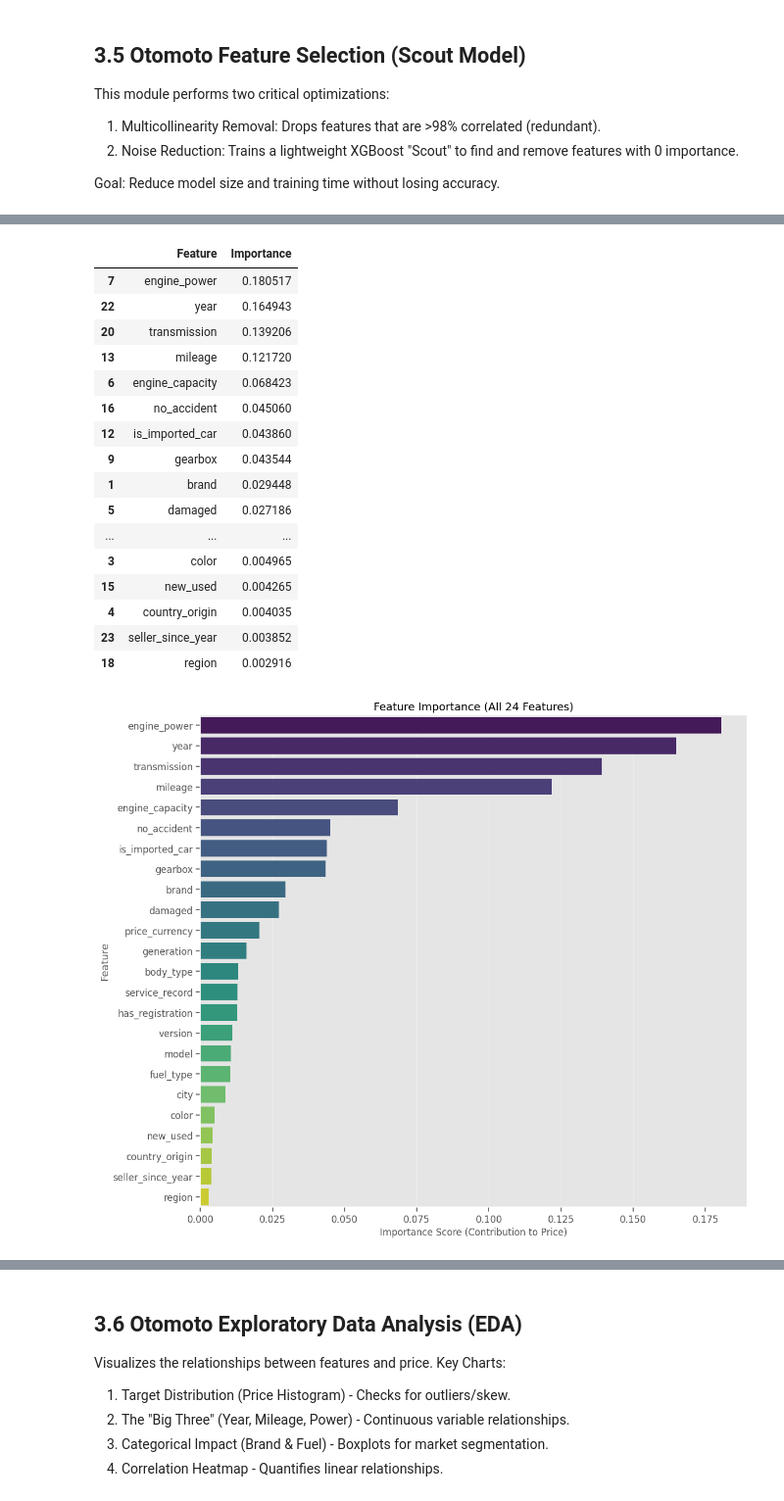
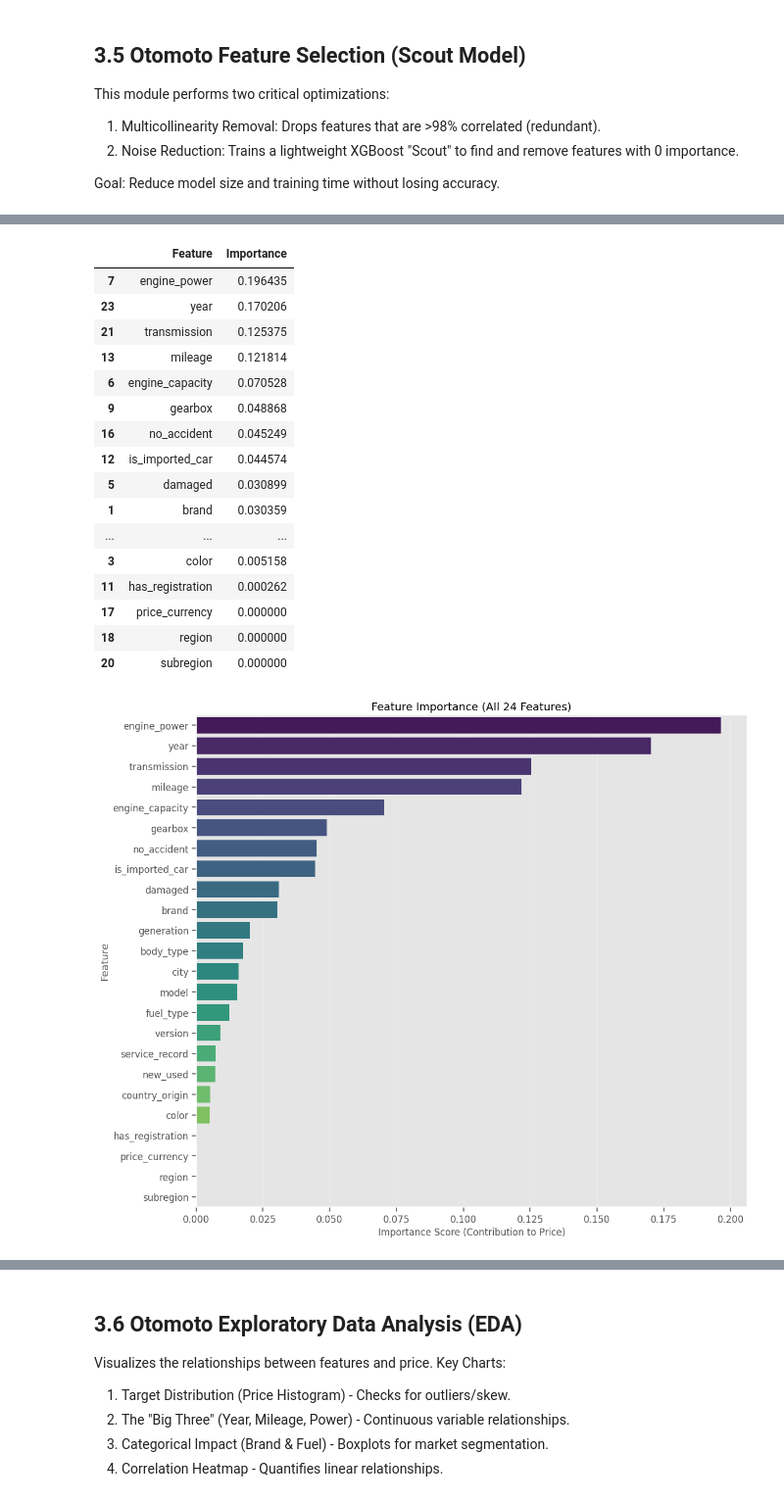
Before and after one commit to pawel-lipinski/ML_car_valuation_otomoto, a Jupyter notebook: otomoto_model_training_2026.ipynb, the cells around one changed output, grey strips where cells are left out. Shown at 98% size. Saved outputs shown, nothing was run; the diff lists cells and outputs as text; code cells hidden in the pictures.

```diff
--- a/otomoto_model_training_2026.ipynb
+++ b/otomoto_model_training_2026.ipynb
@@ -197,8 +197,8 @@ COLS_TO_FILL_MISSING: List[str] = [
     'version', 'region_grid'
 ]
 
-REF_LAT = 52.2297
-REF_LON = 21.0122
+# REF_LAT = 52.2297
+# REF_LON = 21.0122
 
 # ==========================================
 # 2. HELPER FUNCTIONS
@@ -257,18 +257,19 @@ if os.path.exists(config.RAW_DATA_PATH):
     if config.TARGET in df_raw.columns:
         df_raw = df_raw[df_raw[config.TARGET] != config.TARGET]
 
-    # 3. Drop Unwanted
-    drop_list = ["subregion", "ad_id", "user_id", "url", "title", "createdAt", "page_number", "seller_since", "seller_since2"]
+    # 3. Drop Unwanted (REMOVED)
+    # drop_list = ["subregion", "ad_id", "user_id", "url", "title", "createdAt", "page_number", "seller_since", "seller_since2"]
 
     # 4. Engineer Seller Info
-    print("🔨 Engineering: Merging seller info...")
-    has_s1, has_s2 = 'seller_since' in df_raw.columns, 'seller_since2' in df_raw.columns
-    if has_s1 or has_s2:
-        combined = df_raw['seller_since'].fillna('').astype(str) if has_s1 else ""
-        if has_s2: combined += " " + df_raw['seller_since2'].fillna('').astype(str)
-        df_raw['seller_since_year'] = extract_year_vectorized(combined)
+    # print("🔨 Engineering: Merging seller info...")
+    # has_s1, has_s2 = 'seller_since' in df_raw.columns, 'seller_since2' in df_raw.columns
+    # if has_s1 or has_s2:
+    #     combined = df_raw['seller_since'].fillna('').astype(str) if has_s1 else ""
+    #     if has_s2: combined += " " + df_raw['seller_since2'].fillna('').astype(str)
+    #     df_raw['seller_since_year'] = extract_year_vectorized(combined)
 
-    df_raw.drop(columns=[c for c in drop_list if c in df_raw.columns], inplace=True)
+    # REMOVED: Execution of the drop list
+    # df_raw.drop(columns=[c for c in drop_list if c in df_raw.columns], inplace=True)
 
     # 5. Location Features
     print("📍 Engineering: Location Features...")
@@ -277,9 +278,9 @@ if os.path.exists(config.RAW_DATA_PATH):
         df_raw['latitude'] = pd.to_numeric(df_raw['latitude'].astype(str).str.replace(',', '.'), errors='coerce')
         df_raw['longitude'] = pd.to_numeric(df_raw['longitude'].astype(str).str.replace(',', '.'), errors='coerce')
 
-        df_raw['dist_to_warsaw'] = haversine_distance(df_raw['latitude'], df_raw['longitude'], REF_LAT, REF_LON)
-        df_raw['region_grid'] = df_raw['latitude'].round(1).astype(str) + '_' + df_raw['longitude'].round(1).astype(str)
-        print("   ✅ Added 'dist_to_warsaw' and 'region_grid'")
+        # df_raw['dist_to_warsaw'] = haversine_distance(df_raw['latitude'], df_raw['longitude'], REF_LAT, REF_LON)
+        # df_raw['region_grid'] = df_raw['latitude'].round(1).astype(str) + '_' + df_raw['longitude'].round(1).astype(str)
+        # print("   ✅ Added 'dist_to_warsaw' and 'region_grid'")
 
     # 6. Clean Numeric Columns
     print("🔧 Cleaning: Rescuing numeric columns...")
@@ -289,6 +290,17 @@ if os.path.exists(config.RAW_DATA_PATH):
             df_raw[col] = df_raw[col].astype(str).str.replace(',', '.', regex=False)
             df_raw[col] = df_raw[col].str.replace(r'[^\d.]', '', regex=True)
             df_raw[col] = pd.to_numeric(df_raw[col], errors='coerce')
+
+    # =========================================================
+    # 6.5 FILTER CURRENCY (PLN Only)
+    # =========================================================
+    if 'price_currency' in df_raw.columns:
+        print("💱 Filtering: Keeping only PLN listings...")
+        initial_count = len(df_raw)
+        # Keep rows where currency is exactly 'PLN'
+        df_raw = df_raw[df_raw['price_currency'] == 'PLN']
+        dropped_count = initial_count - len(df_raw)
+        print(f"   📉 Dropped {dropped_count} listings with non-PLN currency.")
 
     # 7. Clean Target
     print(f"💰 Cleaning Target: '{config.TARGET}'...")
@@ -794,14 +806,13 @@ print("🕵️ Starting Price Driver Analysis...")
 # A. Define specific columns to drop
 manual_drop_list = [
     'seller_since',
+    'seller_since2',
     'co2_emissions',
     'has_vin',
     'nr_seats',
     'longitude',
     'latitude',
-    'dist_to_warsaw',
     'door_count',
-    'region_grid',
     'seller_type'
 ]
 
@@ -973,26 +984,26 @@ print("="*60)
    ✅ Drop complete. Active features remaining: 24
 
 🔧 Encoding text features for stability...
    ✅ Successfully encoded 14 categorical features.
 
 🚀 Training 'Scout' Model (XGBoost) on ALL features...
 
 📊 FEATURE IMPORTANCE RANKING (6 Decimal Precision)
 |  | Feature | Importance |
-| 7 | engine_power | 0.180517 |
-| 22 | year | 0.164943 |
-| 20 | transmission | 0.139206 |
-| 13 | mileage | 0.121720 |
-| 6 | engine_capacity | 0.068423 |
-| 16 | no_accident | 0.045060 |
-| 12 | is_imported_car | 0.043860 |
-| 9 | gearbox | 0.043544 |
-| 1 | brand | 0.029448 |
-| 5 | damaged | 0.027186 |
+| 7 | engine_power | 0.196435 |
+| 23 | year | 0.170206 |
+| 21 | transmission | 0.125375 |
+| 13 | mileage | 0.121814 |
+| 6 | engine_capacity | 0.070528 |
+| 9 | gearbox | 0.048868 |
+| 16 | no_accident | 0.045249 |
+| 12 | is_imported_car | 0.044574 |
+| 5 | damaged | 0.030899 |
+| 1 | brand | 0.030359 |
 | ... | ... | ... |
-| 3 | color | 0.004965 |
-| 15 | new_used | 0.004265 |
-| 4 | country_origin | 0.004035 |
-| 23 | seller_since_year | 0.003852 |
-| 18 | region | 0.002916 |
+| 3 | color | 0.005158 |
+| 11 | has_registration | 0.000262 |
+| 17 | price_currency | 0.000000 |
+| 18 | region | 0.000000 |
+| 20 | subregion | 0.000000 |
-[figure, old version]
+[figure, new version]
```
Also changed, not shown: parts of 21 cells of this notebook, 4 other files.
